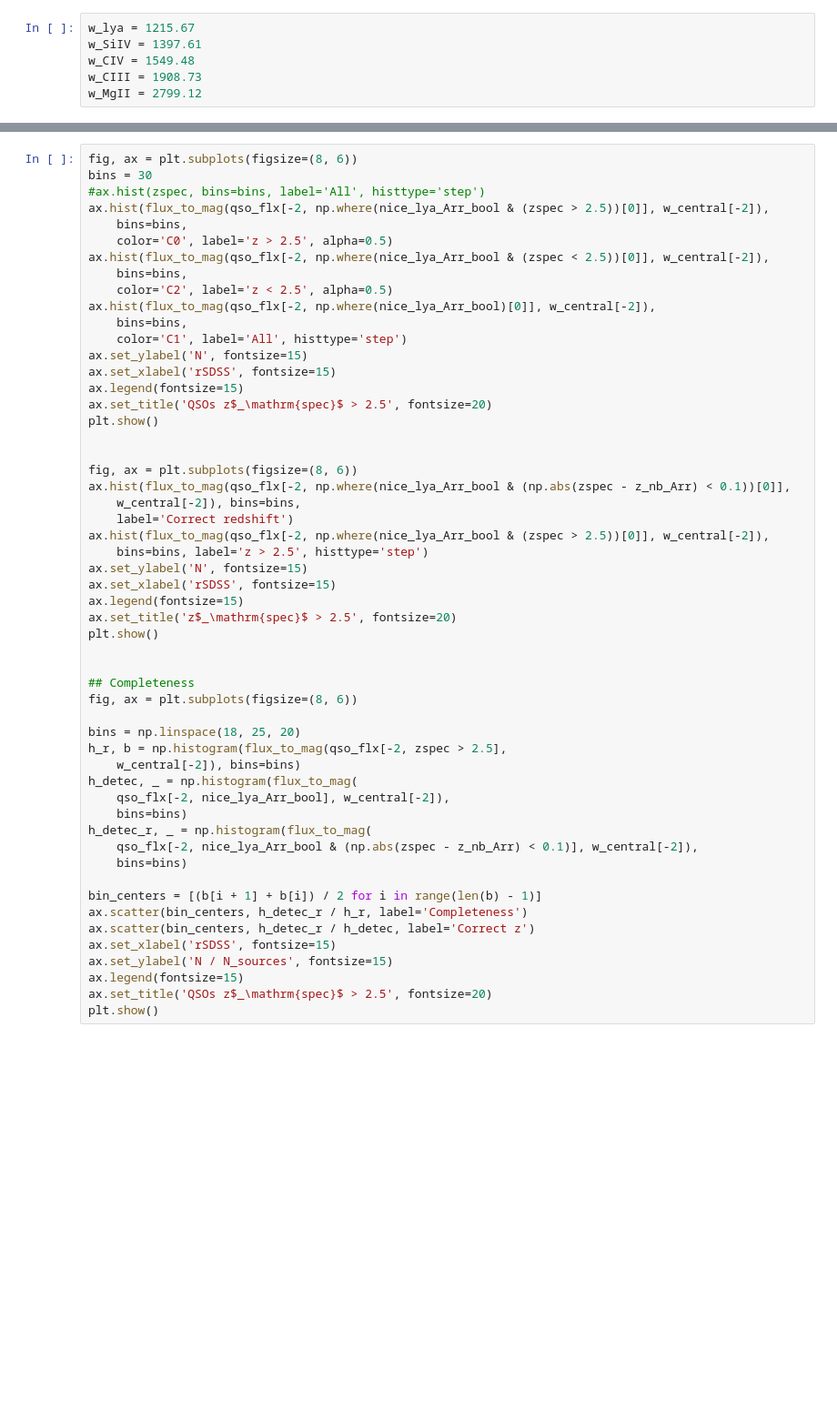
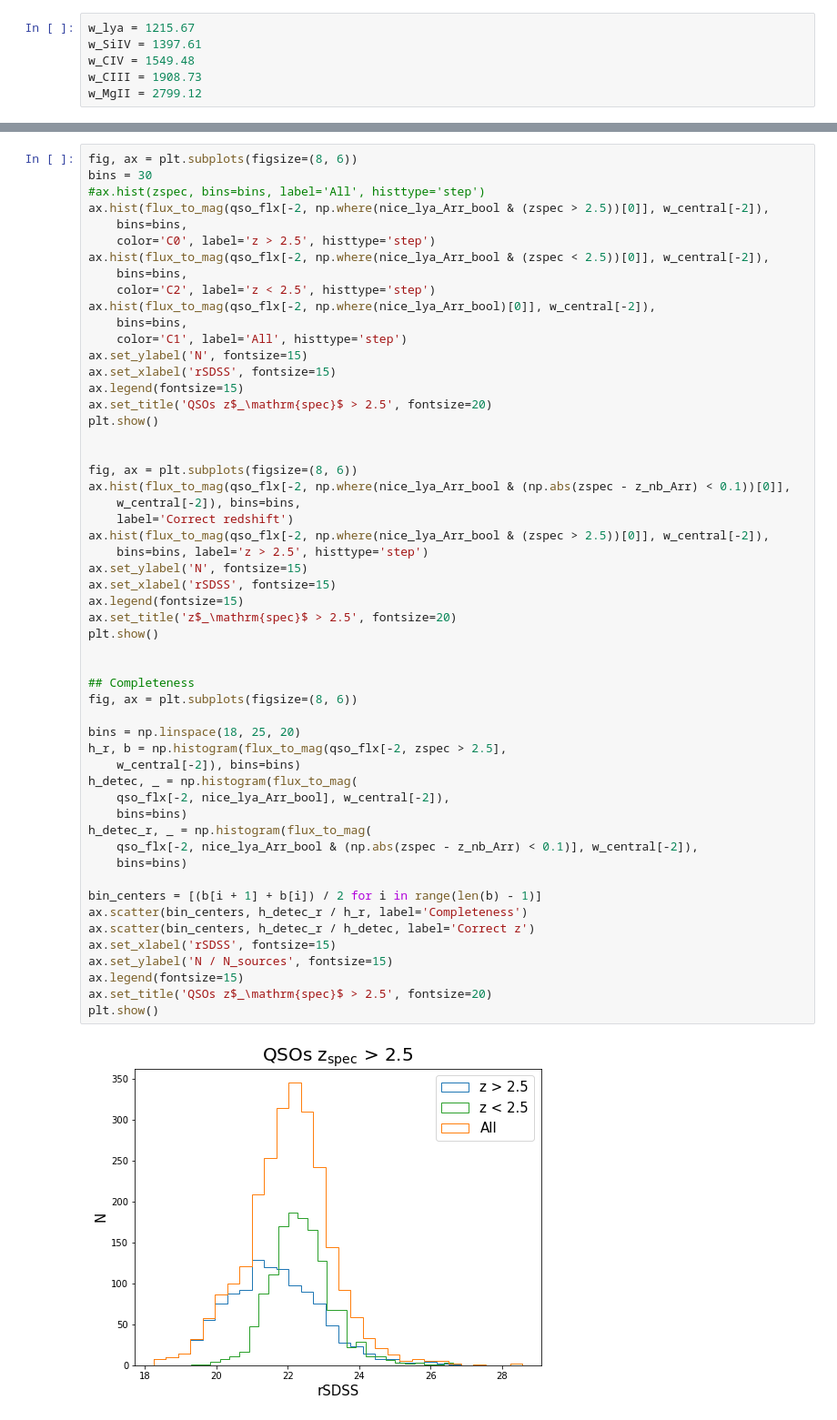
Before and after one commit to totoal/LAEs, a Jupyter notebook: jpasmocks_qso_2.ipynb, the cells around one changed output, grey strips where cells are left out. Shown at 91% size. Saved outputs shown, nothing was run; the diff lists cells and outputs as text; blank space fills up the shorter version.

```diff
--- a/jpasmocks_qso_2.ipynb
+++ b/jpasmocks_qso_2.ipynb
@@ -253,10 +294,10 @@ bins = 30
 #ax.hist(zspec, bins=bins, label='All', histtype='step')
 ax.hist(flux_to_mag(qso_flx[-2, np.where(nice_lya_Arr_bool & (zspec > 2.5))[0]], w_central[-2]),
     bins=bins,
-    color='C0', label='z > 2.5', alpha=0.5)
+    color='C0', label='z > 2.5', histtype='step')
 ax.hist(flux_to_mag(qso_flx[-2, np.where(nice_lya_Arr_bool & (zspec < 2.5))[0]], w_central[-2]),
     bins=bins,
-    color='C2', label='z < 2.5', alpha=0.5)
+    color='C2', label='z < 2.5', histtype='step')
 ax.hist(flux_to_mag(qso_flx[-2, np.where(nice_lya_Arr_bool)[0]], w_central[-2]),
     bins=bins,
     color='C1', label='All', histtype='step')
@@ -274,30 +315,32 @@ ax.hist(flux_to_mag(qso_flx[-2, np.where(nice_lya_Arr_bool & (np.abs(zspec - z_n
 ax.hist(flux_to_mag(qso_flx[-2, np.where(nice_lya_Arr_bool & (zspec > 2.5))[0]], w_central[-2]),
     bins=bins, label='z > 2.5', histtype='step')
 ax.set_ylabel('N', fontsize=15)
 ax.set_xlabel('rSDSS', fontsize=15)
 ax.legend(fontsize=15)
 ax.set_title('z$_\mathrm{spec}$ > 2.5', fontsize=20)
 plt.show()
 
 
 ## Completeness
 fig, ax = plt.subplots(figsize=(8, 6))
 
 bins = np.linspace(18, 25, 20)
 h_r, b = np.histogram(flux_to_mag(qso_flx[-2, zspec > 2.5],
     w_central[-2]), bins=bins)
 h_detec, _ = np.histogram(flux_to_mag(
     qso_flx[-2, nice_lya_Arr_bool], w_central[-2]),
     bins=bins)
 h_detec_r, _ = np.histogram(flux_to_mag(
     qso_flx[-2, nice_lya_Arr_bool & (np.abs(zspec - z_nb_Arr) < 0.1)], w_central[-2]),
     bins=bins)
 
 bin_centers = [(b[i + 1] + b[i]) / 2 for i in range(len(b) - 1)]
 ax.scatter(bin_centers, h_detec_r / h_r, label='Completeness')
 ax.scatter(bin_centers, h_detec_r / h_detec, label='Correct z')
 ax.set_xlabel('rSDSS', fontsize=15)
 ax.set_ylabel('N / N_sources', fontsize=15)
 ax.legend(fontsize=15)
 ax.set_title('QSOs z$_\mathrm{spec}$ > 2.5', fontsize=20)
 plt.show()
+# %% [output]
+[figure, added]
```
Also changed, not shown: parts of 9 cells of this notebook, 3 other files.
